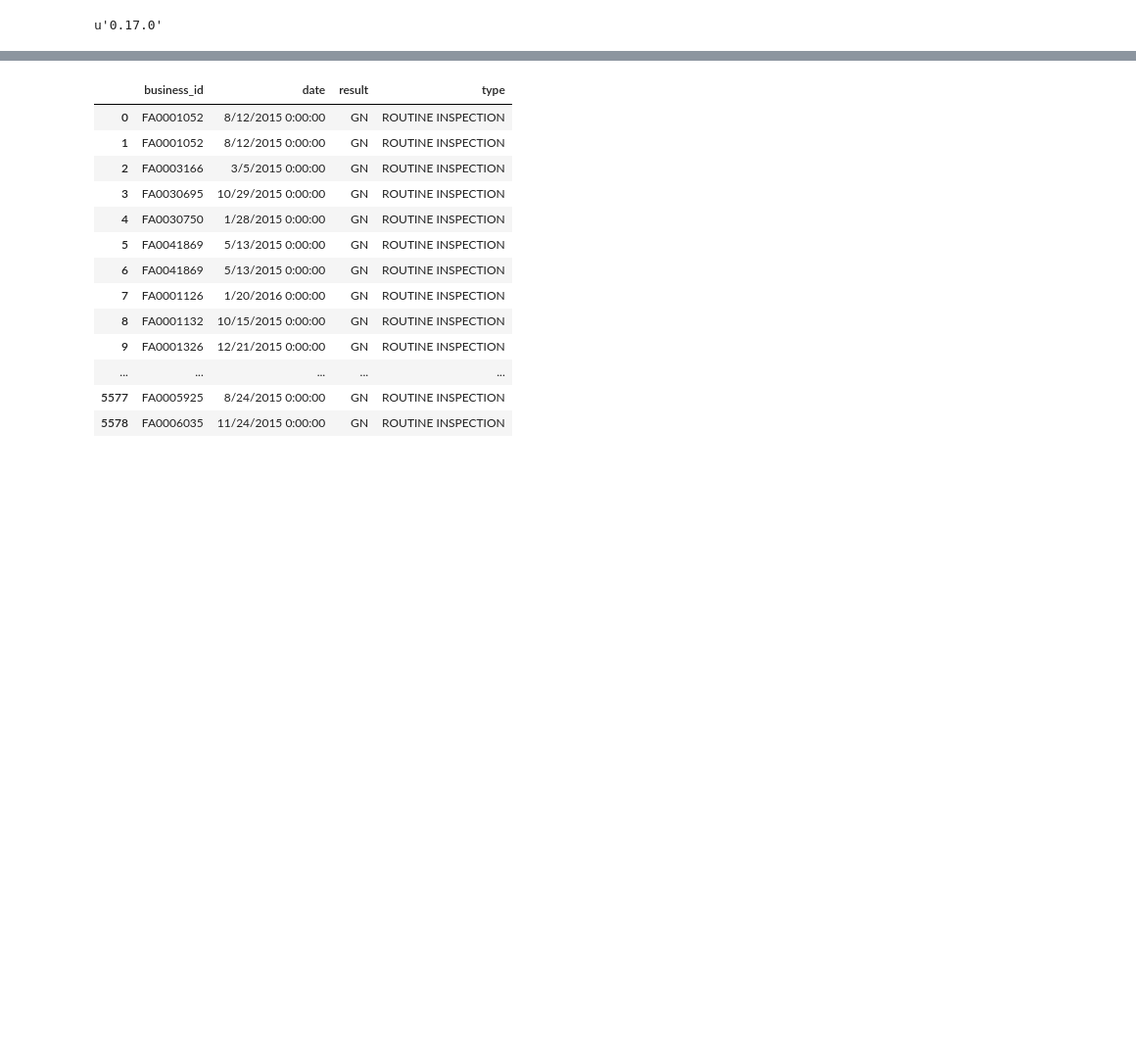
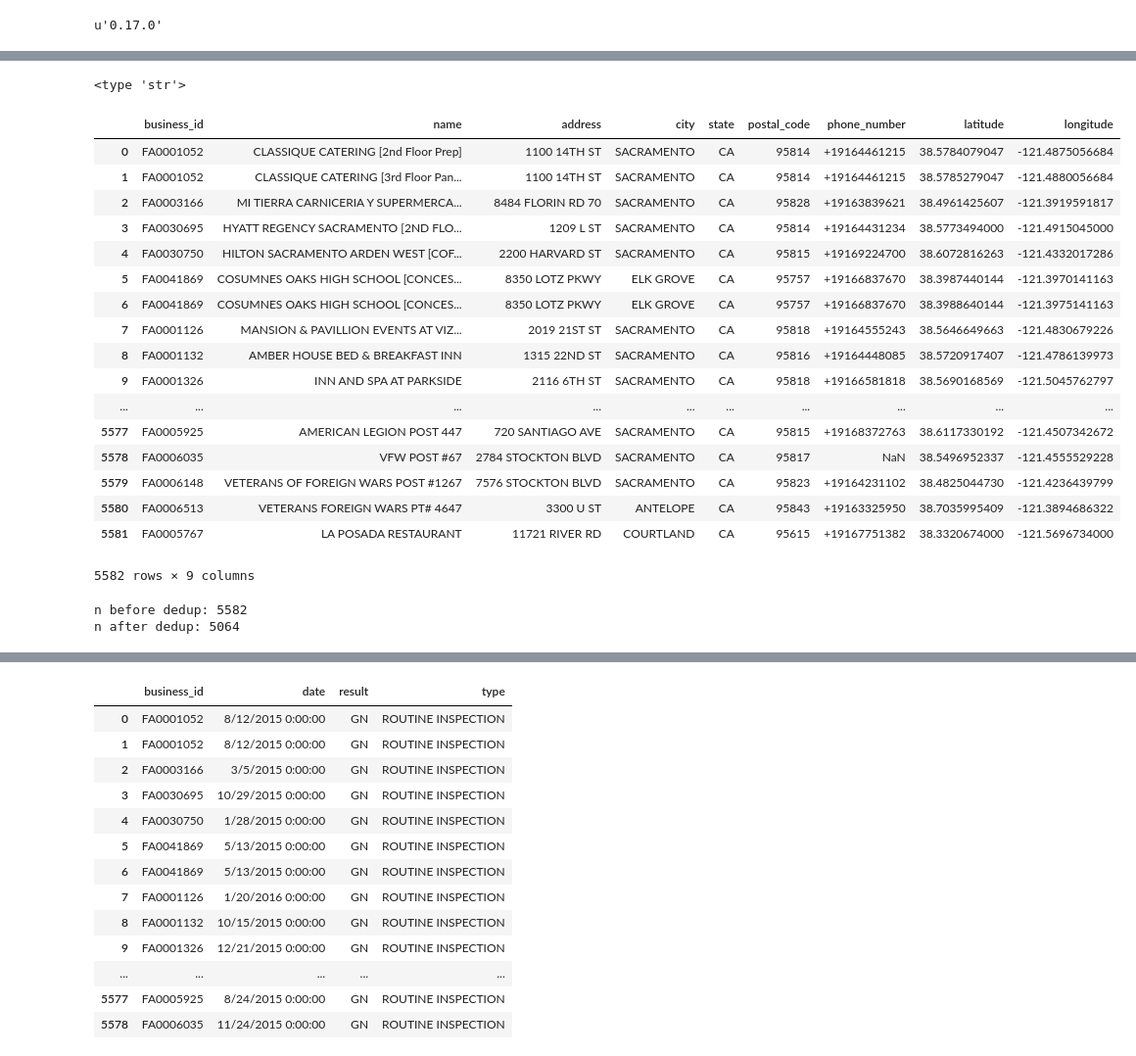
Before and after one commit to josephlei/team-dsb, a Jupyter notebook: project-sac-food/automation-dev/manip2.ipynb, the cells around one changed output, grey strips where cells are left out. Shown: that part at 98% size. Drawn from its saved outputs; the diff is of its cells as text; code cells hidden in the pictures; blank space fills up the shorter version.

```diff
--- a/project-sac-food/automation-dev/manip2.ipynb
+++ b/project-sac-food/automation-dev/manip2.ipynb
@@ -38,0 +45,4 @@ biz.insert(4,'state','CA')
+# %%
+print type(biz.phone_number[0]) #peek, these are strings
+# %% [output]
+<type 'str'>
@@ -38,0 +53,28 @@ biz.insert(4,'state','CA')
+# %%
+biz
+# %% [output]
+|  | business_id | name | address | city | state | postal_code | phone_number | latitude | longitude |
+| 0 | FA0001052 | CLASSIQUE CATERING [2nd Floor Prep] | 1100 14TH ST | SACRAMENTO | CA | 95814 | +19164461215 | 38.5784079047 | -121.4875056684 |
+| 1 | FA0001052 | CLASSIQUE CATERING [3rd Floor Pan... | 1100 14TH ST | SACRAMENTO | CA | 95814 | +19164461215 | 38.5785279047 | -121.4880056684 |
+| 2 | FA0003166 | MI TIERRA CARNICERIA Y SUPERMERCA... | 8484 FLORIN RD 70 | SACRAMENTO | CA | 95828 | +19163839621 | 38.4961425607 | -121.3919591817 |
+| 3 | FA0030695 | HYATT REGENCY SACRAMENTO [2ND FLO... | 1209 L ST | SACRAMENTO | CA | 95814 | +19164431234 | 38.5773494000 | -121.4915045000 |
+| 4 | FA0030750 | HILTON SACRAMENTO ARDEN WEST [COF... | 2200 HARVARD ST | SACRAMENTO | CA | 95815 | +19169224700 | 38.6072816263 | -121.4332017286 |
+| 5 | FA0041869 | COSUMNES OAKS HIGH SCHOOL [CONCES... | 8350 LOTZ PKWY | ELK GROVE | CA | 95757 | +19166837670 | 38.3987440144 | -121.3970141163 |
+| 6 | FA0041869 | COSUMNES OAKS HIGH SCHOOL [CONCES... | 8350 LOTZ PKWY | ELK GROVE | CA | 95757 | +19166837670 | 38.3988640144 | -121.3975141163 |
+| 7 | FA0001126 | MANSION & PAVILLION EVENTS AT VIZ... | 2019 21ST ST | SACRAMENTO | CA | 95818 | +19164555243 | 38.5646649663 | -121.4830679226 |
+| 8 | FA0001132 | AMBER HOUSE BED & BREAKFAST INN | 1315 22ND ST | SACRAMENTO | CA | 95816 | +19164448085 | 38.5720917407 | -121.4786139973 |
+| 9 | FA0001326 | INN AND SPA AT PARKSIDE | 2116 6TH ST | SACRAMENTO | CA | 95818 | +19166581818 | 38.5690168569 | -121.5045762797 |
+| ... | ... | ... | ... | ... | ... | ... | ... | ... | ... |
+| 5577 | FA0005925 | AMERICAN LEGION POST 447 | 720 SANTIAGO AVE | SACRAMENTO | CA | 95815 | +19168372763 | 38.6117330192 | -121.4507342672 |
+| 5578 | FA0006035 | VFW POST #67 | 2784 STOCKTON BLVD | SACRAMENTO | CA | 95817 | NaN | 38.5496952337 | -121.4555529228 |
+| 5579 | FA0006148 | VETERANS OF FOREIGN WARS POST #1267 | 7576 STOCKTON BLVD | SACRAMENTO | CA | 95823 | +19164231102 | 38.4825044730 | -121.4236439799 |
+| 5580 | FA0006513 | VETERANS FOREIGN WARS PT# 4647 | 3300 U ST | ANTELOPE | CA | 95843 | +19163325950 | 38.7035995409 | -121.3894686322 |
+| 5581 | FA0005767 | LA POSADA RESTAURANT | 11721 RIVER RD | COURTLAND | CA | 95615 | +19167751382 | 38.3320674000 | -121.5696734000 |
+5582 rows × 9 columns
+# %%
+print "n before dedup:", len(biz.index)
+biz.drop_duplicates(subset='business_id', inplace=True)
+print "n after dedup:", len(biz.index)
+# %% [output]
+n before dedup: 5582
+n after dedup: 5064
```
Also changed, not shown: parts of 37 cells of this notebook, 6 other files.
